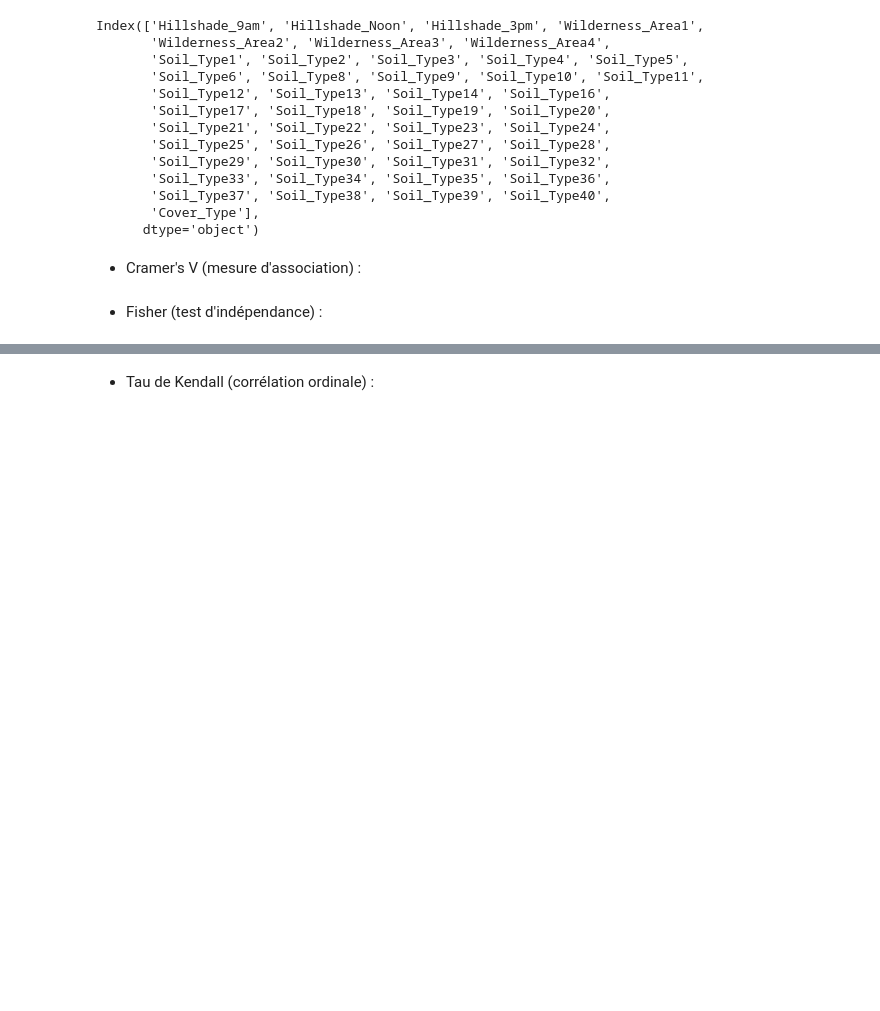
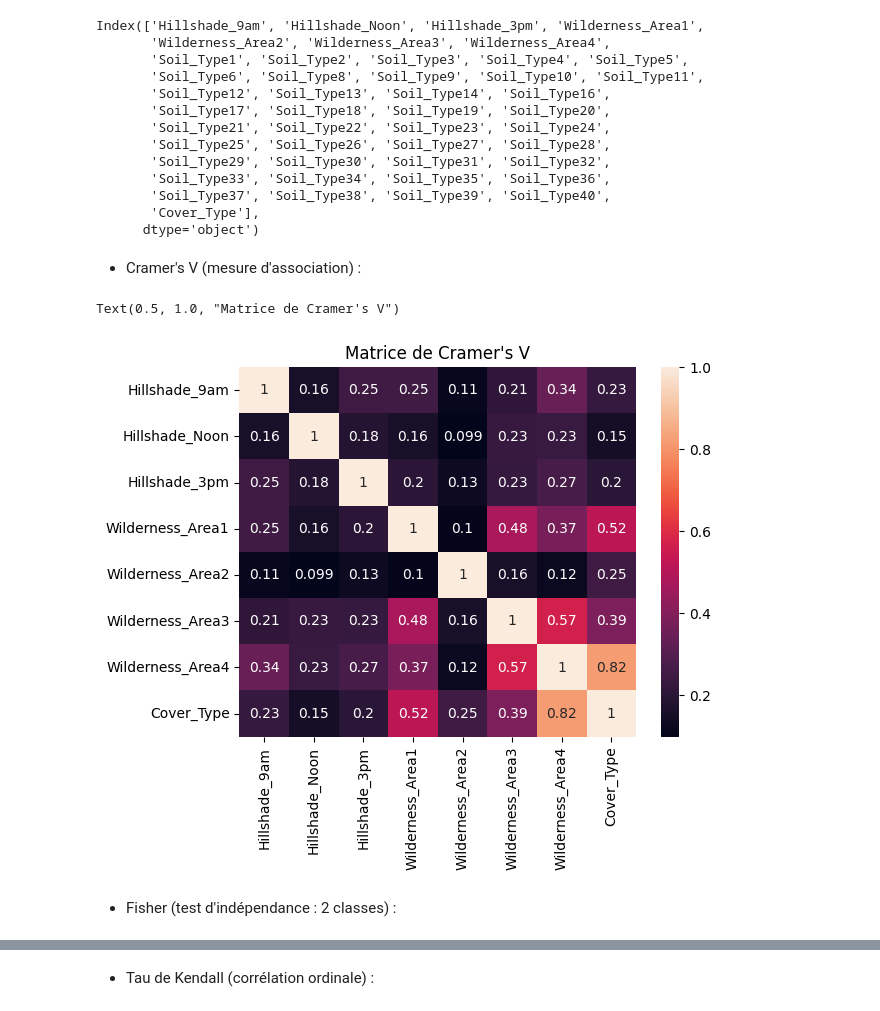
Before and after one commit to Chriishero/Programmation, a Jupyter notebook: Python/Intelligence Artificielle/Projet/Forest Cover Type Prediction (Kaggle)/EDA.ipynb, the cells around one changed output, grey strips where cells are left out. Cells and saved outputs as stored; diff of their text form; code cells hidden in the pictures; blank space fills up the shorter version.

```diff
--- a/Python/Intelligence Artificielle/Projet/Forest Cover Type Prediction (Kaggle)/EDA.ipynb
+++ b/Python/Intelligence Artificielle/Projet/Forest Cover Type Prediction (Kaggle)/EDA.ipynb
@@ -896,12 +903,28 @@ Index(['Hillshade_9am', 'Hillshade_Noon', 'Hillshade_3pm', 'Wilderness_Area1',
 # %%
 def cramers_v(chi2, n, k):
     return np.sqrt(chi2 / (n * (min(k) - 1)))
 def cramers_v_matrix(df, categorial_vars):
     v_matrix = pd.DataFrame(index=categorial_vars, columns=categorial_vars)
 
     for var1 in categorial_vars:
         for var2 in categorial_vars:
             if var1 != var2:
-                contingency_table = pd.crosstabt(df[var1], df[var2])
+                contingency_table = pd.crosstab(df[var1], df[var2])
+                chi2, p, dof, excepted = stats.chi2_contingency(contingency_table)
+                n = contingency_table.sum().sum()
+                k = contingency_table.shape
+                v_matrix.loc[var1, var2] = cramers_v(chi2, n, k)
+            else:
+                v_matrix.loc[var1, var2] = 1
+
+    return v_matrix.astype(float)
+
+matrix = cramers_v_matrix(df, categorial_features.drop([col for col in categorial_features if "Soil" in col]))
+
+sns.heatmap(matrix, annot=True)
+plt.title("Matrice de Cramer\'s V")
+# %% [output]
+Text(0.5, 1.0, "Matrice de Cramer's V")
+[figure, added]
 # %% [markdown]
-- Fisher (test d'indépendance) :
+- Fisher (test d'indépendance : 2 classes) :
```
Also changed, not shown: parts of 8 cells of this notebook, 2 other files.
